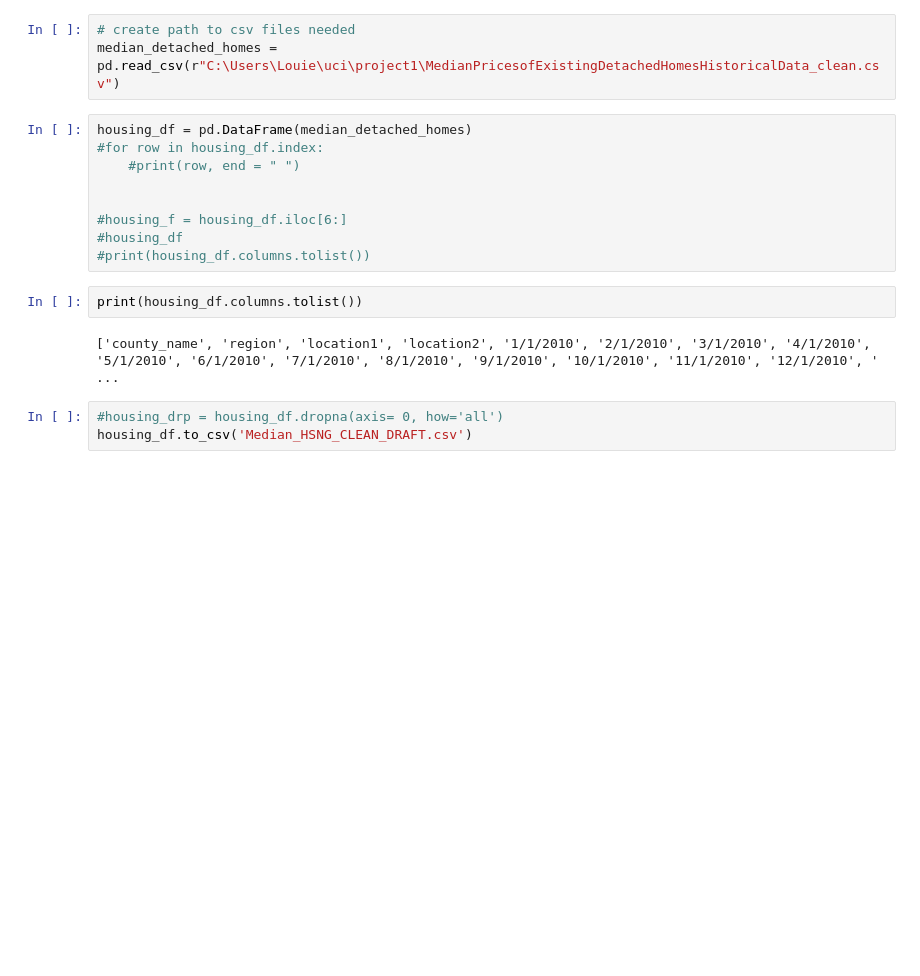
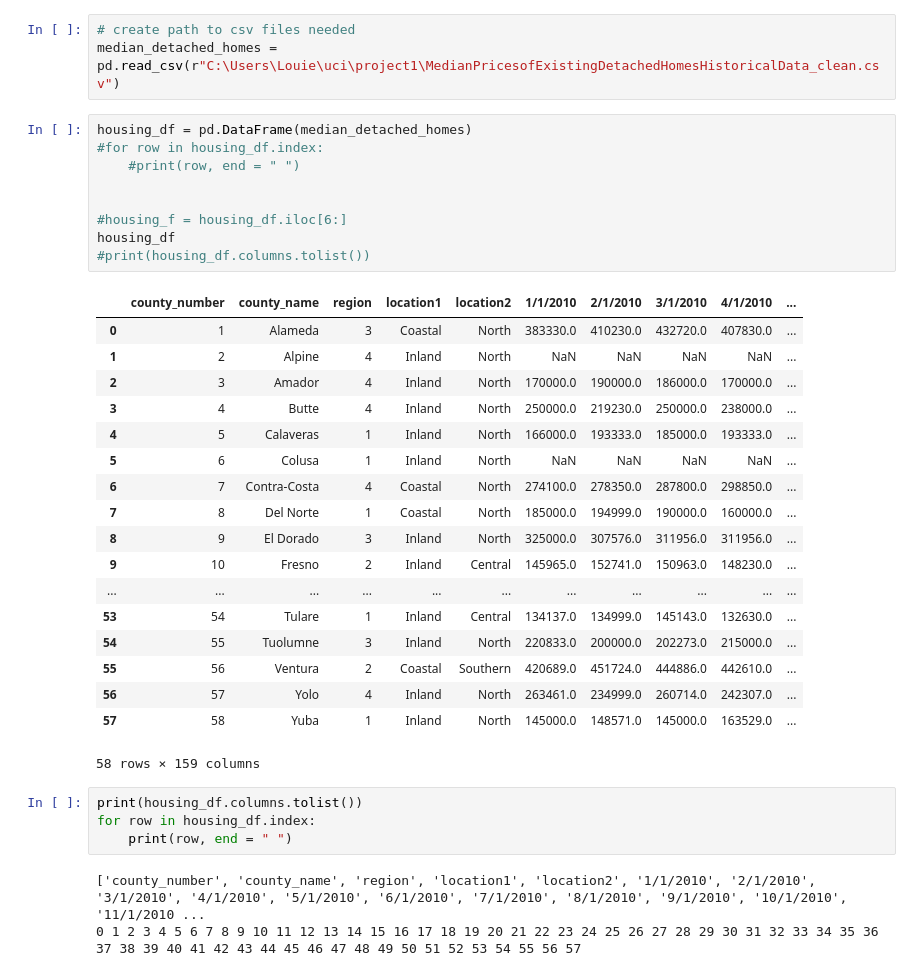
Before and after one commit to davidixonn/CaliforniaDreaming, a Jupyter notebook: Median_Housing_Data_cleanup_DRAFT.ipynb, the cells around one changed output. Saved outputs shown, nothing was run; the diff lists cells and outputs as text; blank space fills up the shorter version.

Commit message:
updated Median Housing csv files

```diff
--- a/Median_Housing_Data_cleanup_DRAFT.ipynb
+++ b/Median_Housing_Data_cleanup_DRAFT.ipynb
@@ -19,16 +19,35 @@ median_detached_homes = pd.read_csv(r"C:\Users\Louie\uci\project1\MedianPricesof
 # %%
 housing_df = pd.DataFrame(median_detached_homes)
 #for row in housing_df.index:
     #print(row, end = " ")
 
 
 #housing_f = housing_df.iloc[6:]
-#housing_df
+housing_df
 #print(housing_df.columns.tolist())
+# %% [output]
+|  | county_number | county_name | region | location1 | location2 | 1/1/2010 | 2/1/2010 | 3/1/2010 | 4/1/2010 | ... |
+| 0 | 1 | Alameda | 3 | Coastal | North | 383330.0 | 410230.0 | 432720.0 | 407830.0 | ... |
+| 1 | 2 | Alpine | 4 | Inland | North | NaN | NaN | NaN | NaN | ... |
+| 2 | 3 | Amador | 4 | Inland | North | 170000.0 | 190000.0 | 186000.0 | 170000.0 | ... |
+| 3 | 4 | Butte | 4 | Inland | North | 250000.0 | 219230.0 | 250000.0 | 238000.0 | ... |
+| 4 | 5 | Calaveras | 1 | Inland | North | 166000.0 | 193333.0 | 185000.0 | 193333.0 | ... |
+| 5 | 6 | Colusa | 1 | Inland | North | NaN | NaN | NaN | NaN | ... |
+| 6 | 7 | Contra-Costa | 4 | Coastal | North | 274100.0 | 278350.0 | 287800.0 | 298850.0 | ... |
+| 7 | 8 | Del Norte | 1 | Coastal | North | 185000.0 | 194999.0 | 190000.0 | 160000.0 | ... |
+| 8 | 9 | El Dorado | 3 | Inland | North | 325000.0 | 307576.0 | 311956.0 | 311956.0 | ... |
+| 9 | 10 | Fresno | 2 | Inland | Central | 145965.0 | 152741.0 | 150963.0 | 148230.0 | ... |
+| ... | ... | ... | ... | ... | ... | ... | ... | ... | ... | ... |
+| 53 | 54 | Tulare | 1 | Inland | Central | 134137.0 | 134999.0 | 145143.0 | 132630.0 | ... |
+| 54 | 55 | Tuolumne | 3 | Inland | North | 220833.0 | 200000.0 | 202273.0 | 215000.0 | ... |
+| 55 | 56 | Ventura | 2 | Coastal | Southern | 420689.0 | 451724.0 | 444886.0 | 442610.0 | ... |
+| 56 | 57 | Yolo | 4 | Inland | North | 263461.0 | 234999.0 | 260714.0 | 242307.0 | ... |
+| 57 | 58 | Yuba | 1 | Inland | North | 145000.0 | 148571.0 | 145000.0 | 163529.0 | ... |
+58 rows × 159 columns
 # %%
 print(housing_df.columns.tolist())
+for row in housing_df.index:
+    print(row, end = " ")
 # %% [output]
-['county_name', 'region', 'location1', 'location2', '1/1/2010', '2/1/2010', '3/1/2010', '4/1/2010', '5/1/2010', '6/1/2010', '7/1/2010', '8/1/2010', '9/1/2010', '10/1/2010', '11/1/2010', '12/1/2010', ' ...
+['county_number', 'county_name', 'region', 'location1', 'location2', '1/1/2010', '2/1/2010', '3/1/2010', '4/1/2010', '5/1/2010', '6/1/2010', '7/1/2010', '8/1/2010', '9/1/2010', '10/1/2010', '11/1/2010 ...
+0 1 2 3 4 5 6 7 8 9 10 11 12 13 14 15 16 17 18 19 20 21 22 23 24 25 26 27 28 29 30 31 32 33 34 35 36 37 38 39 40 41 42 43 44 45 46 47 48 49 50 51 52 53 54 55 56 57
-# %%
-#housing_drp = housing_df.dropna(axis= 0, how='all')
-housing_df.to_csv('Median_HSNG_CLEAN_DRAFT.csv')
```
Also changed, not shown: parts of 1 cell of this notebook, 2 other files.
